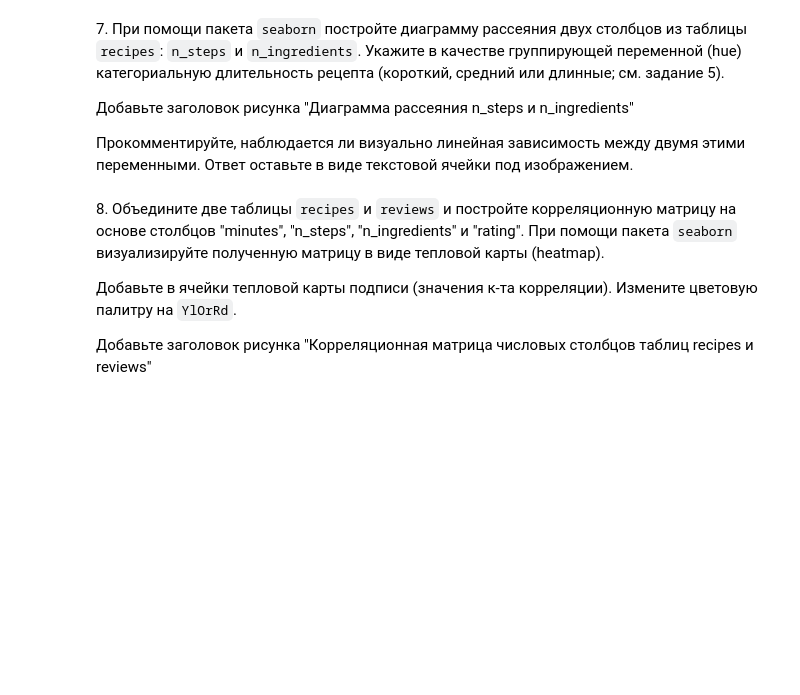
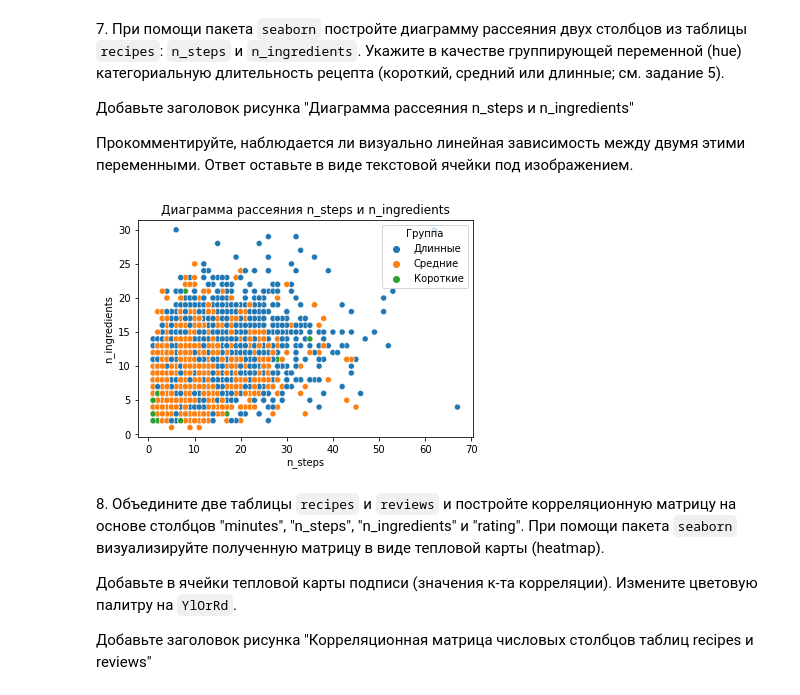
Before and after one commit to Lisabessa/Labs_DPT_PlavinskayaElizaveta, a Jupyter notebook: Lab5 GRAPHICS/05_visualization_ДПИ22-1_Плавинская_Елизавета.ipynb, the cells around one changed output. Saved outputs shown, nothing was run; the diff lists cells and outputs as text; code cells hidden in the pictures; blank space fills up the shorter version.

```diff
--- a/Lab5 GRAPHICS/05_visualization_ДПИ22-1_Плавинская_Елизавета.ipynb
+++ b/Lab5 GRAPHICS/05_visualization_ДПИ22-1_Плавинская_Елизавета.ipynb
@@ -196,6 +196,12 @@ plt.show()
 Добавьте заголовок рисунка "Диаграмма рассеяния n_steps и n_ingredients"
 
 Прокомментируйте, наблюдается ли визуально линейная зависимость между двумя этими переменными. Ответ оставьте в виде текстовой ячейки под изображением.
+# %%
+sns.scatterplot(x='n_steps', y='n_ingredients', hue='Группа', data=recipes)
+plt.title('Диаграмма рассеяния n_steps и n_ingredients')
+plt.show()
+# %% [output]
+[figure, added]
 # %% [markdown]
 8\. Объедините две таблицы `recipes` и `reviews` и постройте корреляционную матрицу на основе столбцов "minutes", "n_steps", "n_ingredients" и "rating". При помощи пакета `seaborn` визуализируйте полученную матрицу в виде тепловой карты (heatmap).
 
```
Also changed, not shown: parts of 1 cell of this notebook.
